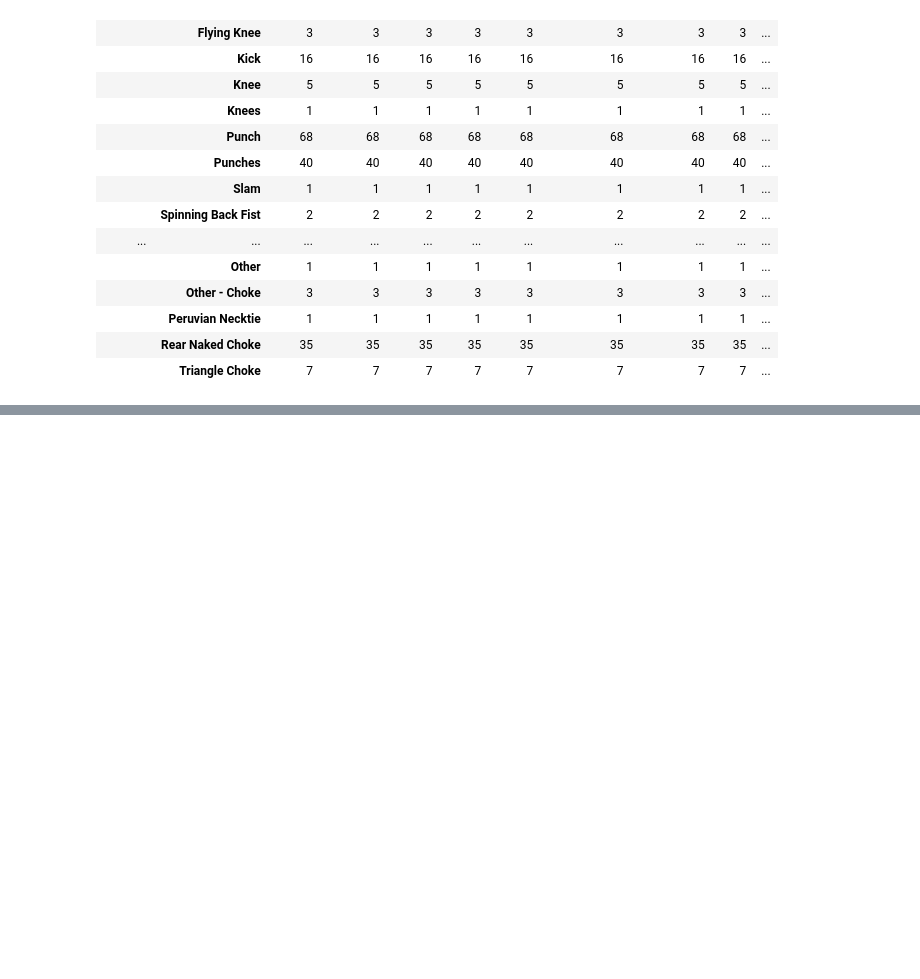
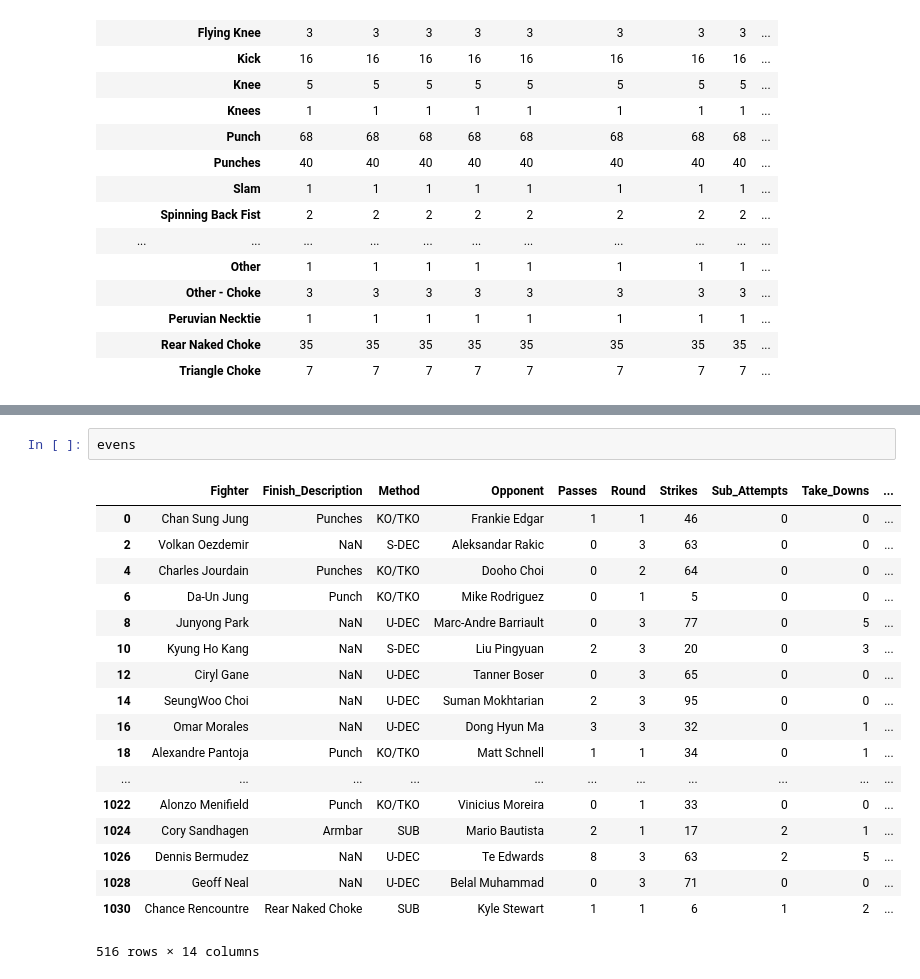
Before and after one commit to Daylen-Mackey/UFC-2019-In-Review, a Jupyter notebook: Web Scraping.ipynb, the cells around one changed output, grey strips where cells are left out. Saved outputs shown, nothing was run; the diff lists cells and outputs as text; blank space fills up the shorter version.

```diff
--- a/Web Scraping.ipynb
+++ b/Web Scraping.ipynb
@@ -346,0 +411,21 @@ df[df.Method == 'CNC']
+# %%
+evens
+# %% [output]
+|  | Fighter | Finish_Description | Method | Opponent | Passes | Round | Strikes | Sub_Attempts | Take_Downs | ... |
+| 0 | Chan Sung Jung | Punches | KO/TKO | Frankie Edgar | 1 | 1 | 46 | 0 | 0 | ... |
+| 2 | Volkan Oezdemir | NaN | S-DEC | Aleksandar Rakic | 0 | 3 | 63 | 0 | 0 | ... |
+| 4 | Charles Jourdain | Punches | KO/TKO | Dooho Choi | 0 | 2 | 64 | 0 | 0 | ... |
+| 6 | Da-Un Jung | Punch | KO/TKO | Mike Rodriguez | 0 | 1 | 5 | 0 | 0 | ... |
+| 8 | Junyong Park | NaN | U-DEC | Marc-Andre Barriault | 0 | 3 | 77 | 0 | 5 | ... |
+| 10 | Kyung Ho Kang | NaN | S-DEC | Liu Pingyuan | 2 | 3 | 20 | 0 | 3 | ... |
+| 12 | Ciryl Gane | NaN | U-DEC | Tanner Boser | 0 | 3 | 65 | 0 | 0 | ... |
+| 14 | SeungWoo Choi | NaN | U-DEC | Suman Mokhtarian | 2 | 3 | 95 | 0 | 0 | ... |
+| 16 | Omar Morales | NaN | U-DEC | Dong Hyun Ma | 3 | 3 | 32 | 0 | 1 | ... |
+| 18 | Alexandre Pantoja | Punch | KO/TKO | Matt Schnell | 1 | 1 | 34 | 0 | 1 | ... |
+| ... | ... | ... | ... | ... | ... | ... | ... | ... | ... | ... |
+| 1022 | Alonzo Menifield | Punch | KO/TKO | Vinicius Moreira | 0 | 1 | 33 | 0 | 0 | ... |
+| 1024 | Cory Sandhagen | Armbar | SUB | Mario Bautista | 2 | 1 | 17 | 2 | 1 | ... |
+| 1026 | Dennis Bermudez | NaN | U-DEC | Te Edwards | 8 | 3 | 63 | 2 | 5 | ... |
+| 1028 | Geoff Neal | NaN | U-DEC | Belal Muhammad | 0 | 3 | 71 | 0 | 0 | ... |
+| 1030 | Chance Rencountre | Rear Naked Choke | SUB | Kyle Stewart | 1 | 1 | 6 | 1 | 2 | ... |
+516 rows × 14 columns
```
Also changed, not shown: parts of 7 cells of this notebook, 4 other files.
